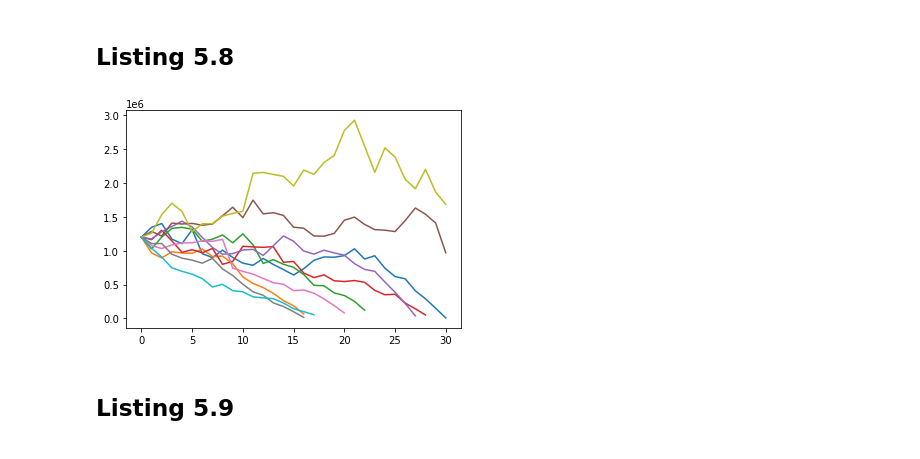
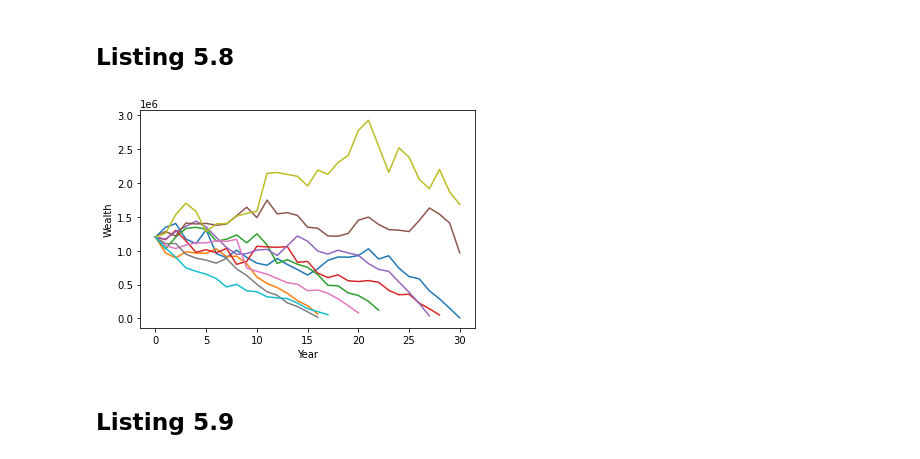
Before and after one commit to robreider/robo-advisor-with-python, a Jupyter notebook: chapter_5.ipynb, the cells around one changed output. Saved outputs shown, nothing was run; the diff lists cells and outputs as text; code cells hidden in the pictures.

```diff
--- a/chapter_5.ipynb
+++ b/chapter_5.ipynb
@@ -313,9 +321,11 @@ for sim in range(num_sims):
 #D Create a matrix of inflation for each year and each simulation according to AR(1) model
 #E Now spending grows at a random inflation rate rather than a constant rate
 # %%
+plt.xlabel('Year')
+plt.ylabel('Wealth')
 plt.plot(W[0:10,:].T);
 # %% [output]
-[figure, old version]
+[figure, new version]
 # %% [markdown]
 ## Listing 5.9
 # %%
```
Also changed, not shown: parts of 6 cells of this notebook.
